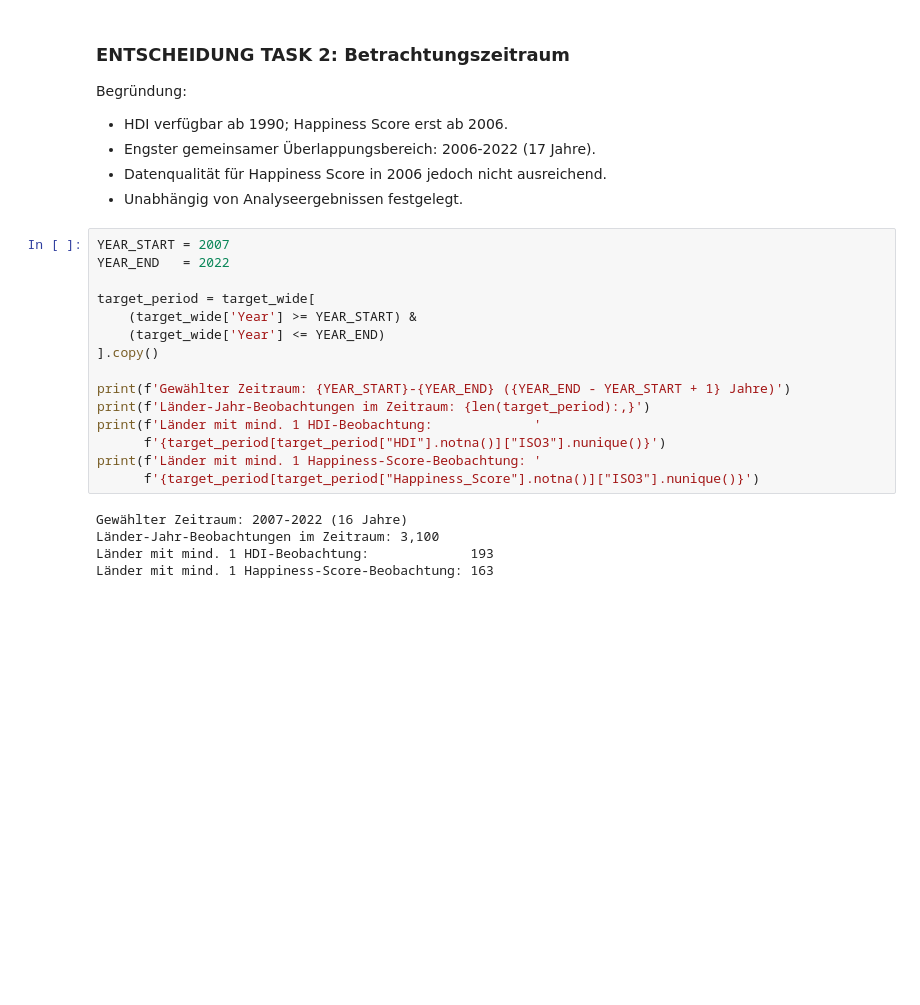
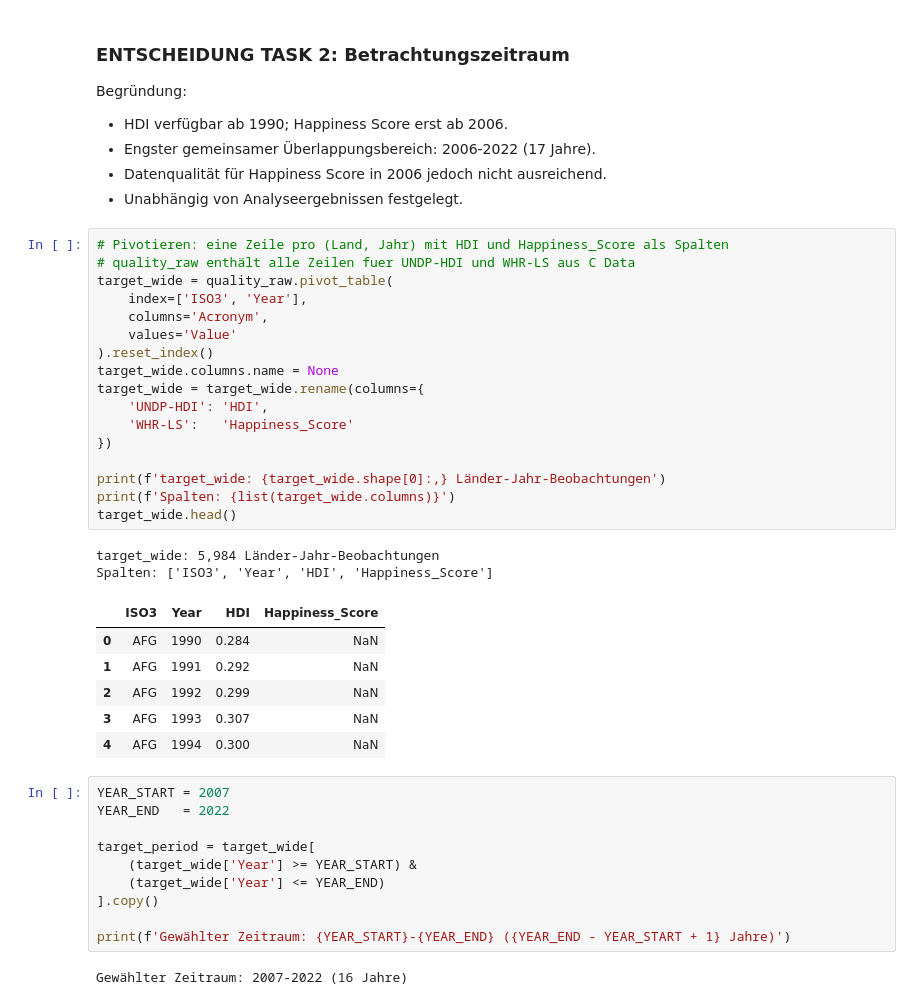
Before and after one commit to MaierMax/Explaining-Well-Being, a Jupyter notebook: code/01_data_exploration_and_selection.ipynb, the cells around one changed output. Cells and saved outputs as stored; diff of their text form; blank space fills up the shorter version.

```diff
--- a/code/01_data_exploration_and_selection.ipynb
+++ b/code/01_data_exploration_and_selection.ipynb
@@ -231,6 +277,32 @@ Nenner LS:  164 Länder insgesamt
    - Engster gemeinsamer Überlappungsbereich: 2006-2022 (17 Jahre).
    - Datenqualität für Happiness Score in 2006 jedoch nicht ausreichend.
    - Unabhängig von Analyseergebnissen festgelegt.
+# %%
+# Pivotieren: eine Zeile pro (Land, Jahr) mit HDI und Happiness_Score als Spalten
+# quality_raw enthält alle Zeilen fuer UNDP-HDI und WHR-LS aus C Data
+target_wide = quality_raw.pivot_table(
+    index=['ISO3', 'Year'],
+    columns='Acronym',
+    values='Value'
+).reset_index()
+target_wide.columns.name = None
+target_wide = target_wide.rename(columns={
+    'UNDP-HDI': 'HDI',
+    'WHR-LS':   'Happiness_Score'
+})
+
+print(f'target_wide: {target_wide.shape[0]:,} Länder-Jahr-Beobachtungen')
+print(f'Spalten: {list(target_wide.columns)}')
+target_wide.head()
+# %% [output]
+target_wide: 5,984 Länder-Jahr-Beobachtungen
+Spalten: ['ISO3', 'Year', 'HDI', 'Happiness_Score']
+|  | ISO3 | Year | HDI | Happiness_Score |
+| 0 | AFG | 1990 | 0.284 | NaN |
+| 1 | AFG | 1991 | 0.292 | NaN |
+| 2 | AFG | 1992 | 0.299 | NaN |
+| 3 | AFG | 1993 | 0.307 | NaN |
+| 4 | AFG | 1994 | 0.300 | NaN |
 # %%
 YEAR_START = 2007
 YEAR_END   = 2022
@@ -241,13 +313,5 @@ target_period = target_wide[
 ].copy()
 
 print(f'Gewählter Zeitraum: {YEAR_START}-{YEAR_END} ({YEAR_END - YEAR_START + 1} Jahre)')
-print(f'Länder-Jahr-Beobachtungen im Zeitraum: {len(target_period):,}')
-print(f'Länder mit mind. 1 HDI-Beobachtung:             '
-      f'{target_period[target_period["HDI"].notna()]["ISO3"].nunique()}')
-print(f'Länder mit mind. 1 Happiness-Score-Beobachtung: '
-      f'{target_period[target_period["Happiness_Score"].notna()]["ISO3"].nunique()}')
 # %% [output]
 Gewählter Zeitraum: 2007-2022 (16 Jahre)
-Länder-Jahr-Beobachtungen im Zeitraum: 3,100
-Länder mit mind. 1 HDI-Beobachtung:             193
-Länder mit mind. 1 Happiness-Score-Beobachtung: 163
```
Also changed, not shown: parts of 24 cells of this notebook, 6 other files.
